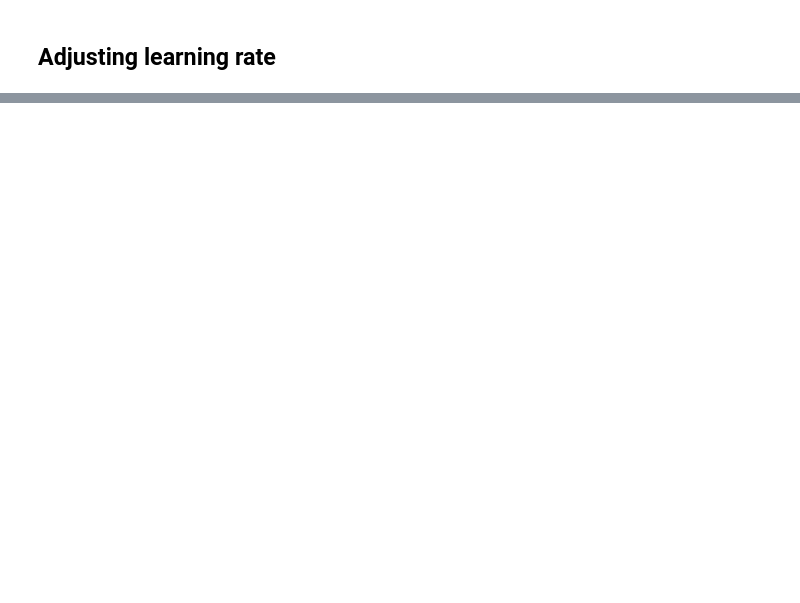
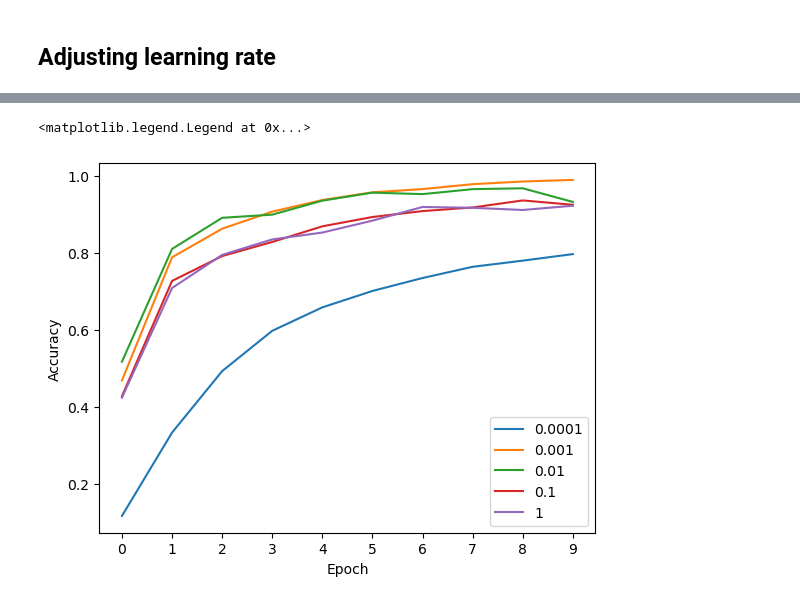
Before and after one commit to De1iad/ML-Zoomcamp-Capstone2, a Jupyter notebook: notebook.ipynb, the cells around one changed output, grey strips where cells are left out. Saved outputs shown, nothing was run; the diff lists cells and outputs as text; code cells hidden in the pictures; blank space fills up the shorter version.

```diff
--- a/notebook.ipynb
+++ b/notebook.ipynb
@@ -139,12 +139,14 @@ def make_model(learning_rate=0.01):
 	vectors = keras.layers.GlobalAveragePooling2D()(base)
 	outputs = keras.layers.Dense(102)(vectors)
 	model = keras.Model(inputs, outputs)
-	optimizer = keras.optimizers.Adam(learning_rate=0.01)
+	optimizer = keras.optimizers.Adam(learning_rate=learning_rate)
 	loss = keras.losses.CategoricalCrossentropy(from_logits=True)
 	model.compile(optimizer=optimizer, loss=loss, metrics=['accuracy'])
 	return model
 # %%
-for lr in [0.0001, 0.001, 0.01, 0.1]:
+scores = {}
+
+for lr in [0.0001, 0.001, 0.01, 0.1, 1]:
 	print(lr)
 	model = make_model(learning_rate=lr)
 	info = model.fit(train_ds, epochs=10, validation_data=val_ds)
@@ -153,0 +174,11 @@ for lr in [0.0001, 0.001, 0.01, 0.1]:
+# %%
+for lr, hist in scores.items():
+    plt.plot(hist['accuracy'], label=lr)
+    #plt.plot(info.history['val_accuracy'], label='val')
+    plt.xlabel('Epoch')
+    plt.ylabel('Accuracy')
+plt.xticks(np.arange(10))
+plt.legend()
+# %% [output]
+<matplotlib.legend.Legend at 0x...>
+[figure, added]
```
Also changed, not shown: parts of 18 cells of this notebook, 1 other file.
